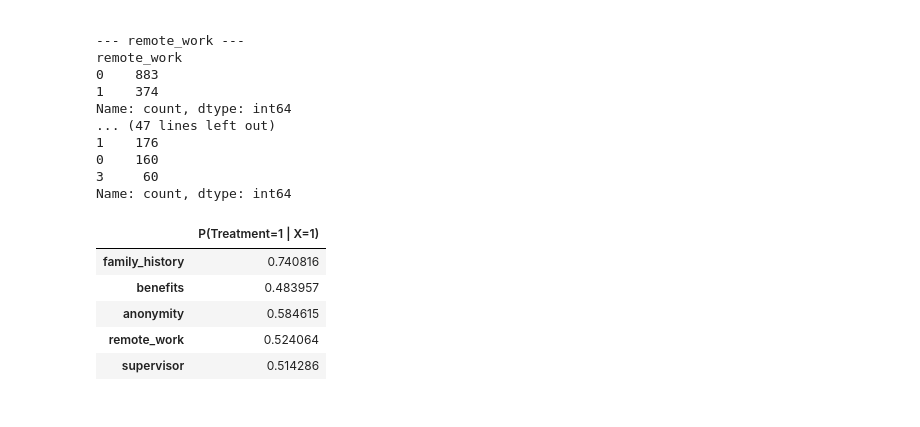
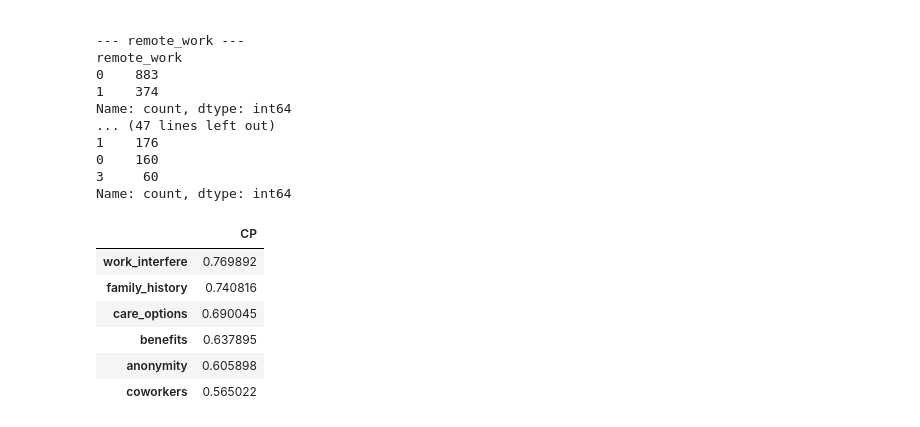
Before and after one commit to hazminfirdaus/data-analytics, a Jupyter notebook: eca/notebooks/EDA/01_eda.ipynb, the cells around one changed output. Drawn from its saved outputs; the diff is of its cells as text; code cells hidden in the pictures.

```diff
--- a/eca/notebooks/EDA/01_eda.ipynb
+++ b/eca/notebooks/EDA/01_eda.ipynb
@@ -144,23 +144,26 @@ Name: count, dtype: int64
 # %%
 #conditional probability
 
-def conditional_probability(df, outcome, condition):
-    subset = df[df[condition] == 1]
+def conditional_probability(df, outcome, feature):
+    max_val = df[feature].max()
+    subset = df[df[feature] == max_val]
     return subset[outcome].mean()
 # %%
 cp_single = {
     "family_history": conditional_probability(df, "treatment", "family_history"),
+    "work_interfere": conditional_probability(df, "treatment", "work_interfere"),
+    "coworkers": conditional_probability(df, "treatment", "coworkers"),
     "benefits": conditional_probability(df, "treatment", "benefits"),
+    "care_options": conditional_probability(df, "treatment", "care_options"),
     "anonymity": conditional_probability(df, "treatment", "anonymity"),
-    "remote_work": conditional_probability(df, "treatment", "remote_work"),
-    "supervisor": conditional_probability(df, "treatment", "supervisor"),
 }
-
-pd.DataFrame.from_dict(cp_single, orient="index", columns=["P(Treatment=1 | X=1)"])
+cp_single_df = pd.DataFrame.from_dict(cp_single, orient="index", columns=["CP"])
+cp_single_df.sort_values("CP", ascending=False)
 # %% [output]
-|  | P(Treatment=1 | X=1) |
+|  | CP |
+| work_interfere | 0.769892 |
 | family_history | 0.740816 |
-| benefits | 0.483957 |
-| anonymity | 0.584615 |
-| remote_work | 0.524064 |
-| supervisor | 0.514286 |
+| care_options | 0.690045 |
+| benefits | 0.637895 |
+| anonymity | 0.605898 |
+| coworkers | 0.565022 |
```
Also changed, not shown: parts of 12 cells of this notebook, 2 other files.
